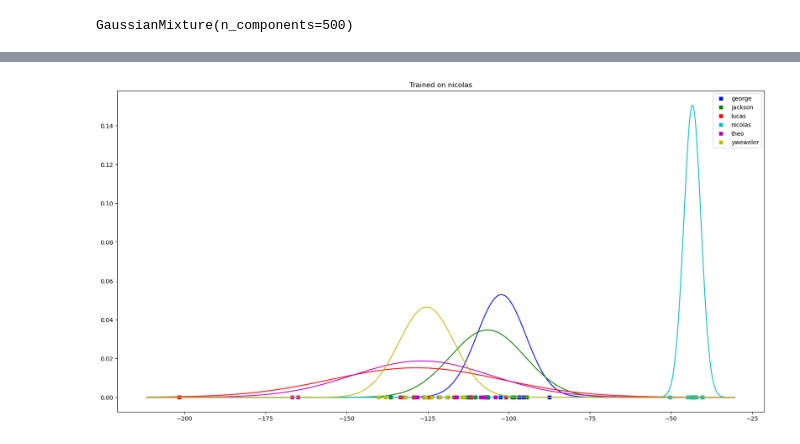
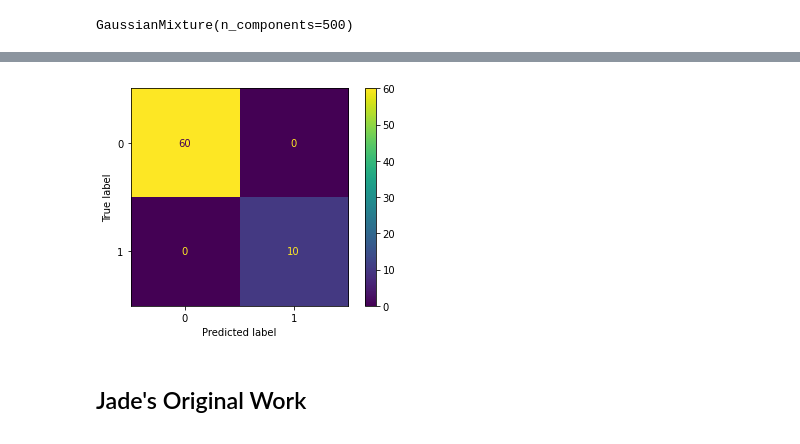
Before and after one commit to TheJade/ENCM509, a Jupyter notebook: FinalProject/code/GMM_kaggle_data.ipynb, the cells around one changed output, grey strips where cells are left out. Cells and saved outputs as stored; diff of their text form; code cells hidden in the pictures.

Commit message:
Work on kaggle data

```diff
--- a/FinalProject/code/GMM_kaggle_data.ipynb
+++ b/FinalProject/code/GMM_kaggle_data.ipynb
@@ -63,0 +109,12 @@ GaussianMixture(n_components=500)
+# %%
+# Calculate scores for genuine recordings
+
+genuine_scores = []
+
+for path in test_paths:
+    sample_rate, test_data = wavfile.read(path)  # Extract data
+    mfcc_data = mfcc(test_data, sample_rate, numcep=13)  # Feature extraction
+    score = gmm.score(mfcc_data) # Calulate score
+    genuine_scores.append(score)   # Get classification score for each recording
+
+print(len(genuine_scores))
@@ -64 +151,31 @@ GaussianMixture(n_components=500)
+# %%
+# Choose threshold and make confusion matrix
+
+from sklearn.metrics import confusion_matrix, ConfusionMatrixDisplay
+
+TA = 0
+FA = 0
+TR = 0
+FR = 0
+
+for score in genuine_scores:
+    if score < threshold:
+        FR = FR + 1
+    else:
+        TA = TA + 1
+
+for score in imposter_scores:
+    if score < threshold:
+        TR = TR + 1
+    else:
+        FA = FA + 1
+
+cm = np.array([[TR, FA], [FR, TA]])
+disp = ConfusionMatrixDisplay(confusion_matrix=cm)
+disp.plot()
+plt.show()
+# %% [output]
+[figure, added]
+# %% [markdown]
+## Jade's Original Work
 # %%
@@ -80,20 +198,16 @@ for person in people:
 # %%
-import matplotlib.pyplot as plt
-from scipy.stats import norm
 
-lowest_value = min([min(x) for x in person_scores])
-highest_value = max([max(x) for x in person_scores])
+# lowest_value = min([min(x) for x in person_scores])
+# highest_value = max([max(x) for x in person_scores])
 
-plt.figure(figsize=(20,10))
-x = np.arange(lowest_value-10, highest_value+10, 0.01)
+# plt.figure(figsize=(20,10))
+# x = np.arange(lowest_value-10, highest_value+10, 0.01)
 
-for idx,person in enumerate(people):
-    aProb = norm.pdf(x, loc=np.mean(person_scores[idx]), scale=np.std(person_scores[idx]))
-    plt.plot(x, aProb, ['b', 'g', 'r', 'c', 'm', 'y'][idx])
-    plt.plot(person_scores[idx], np.zeros(len(person_scores[idx])), ['b', 'g', 'r', 'c', 'm', 'y'][idx]+'s', lw=2, label=person)
-    plt.legend();
-    plt.title(f'Trained on {people[person_num]}');
+# for idx,person in enumerate(people):
+#     aProb = norm.pdf(x, loc=np.mean(person_scores[idx]), scale=np.std(person_scores[idx]))
+#     plt.plot(x, aProb, ['b', 'g', 'r', 'c', 'm', 'y'][idx])
+#     plt.plot(person_scores[idx], np.zeros(len(person_scores[idx])), ['b', 'g', 'r', 'c', 'm', 'y'][idx]+'s', lw=2, label=person)
+#     plt.legend();
+#     plt.title(f'Trained on {people[person_num]}');
 
-plt.show()
+# plt.show()
-# %% [output]
-[figure, removed]
```
Also changed, not shown: parts of 11 cells of this notebook, 2 other files.
